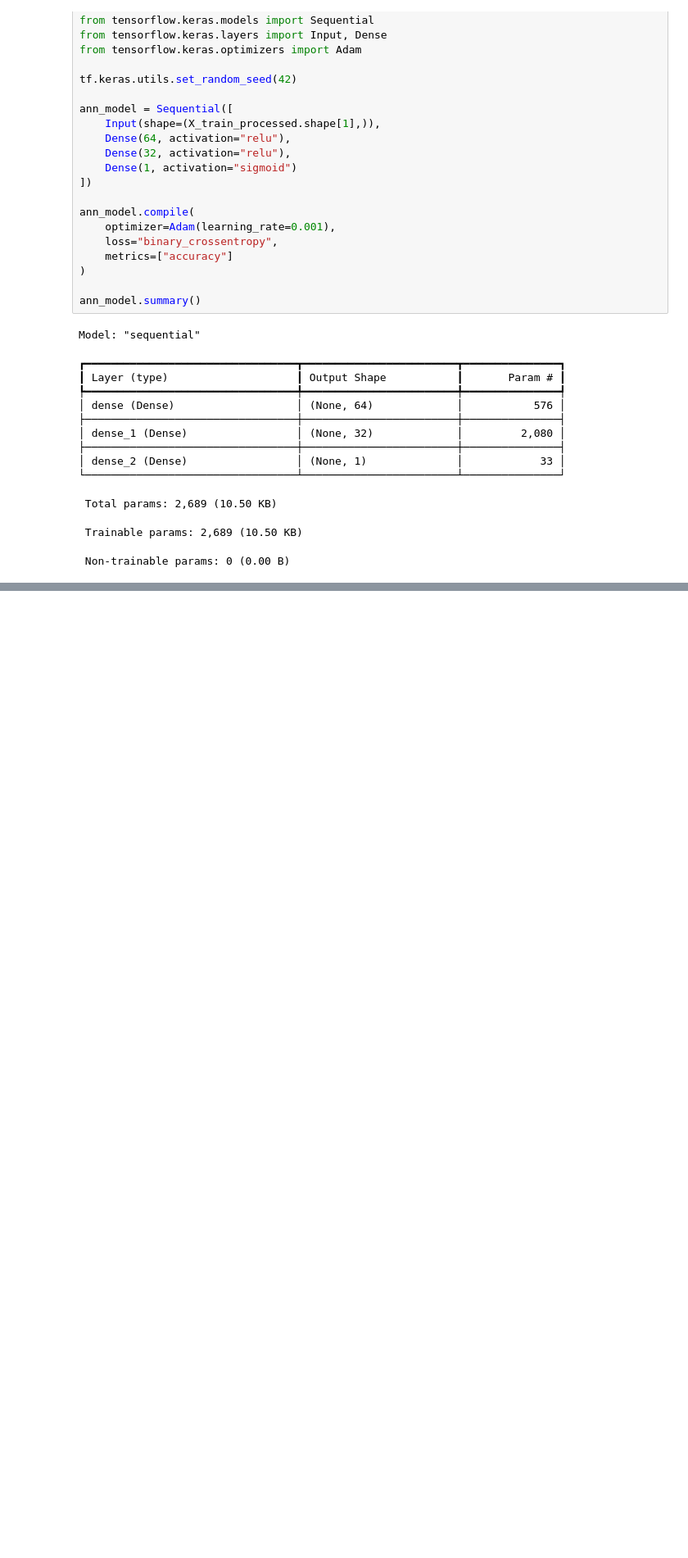
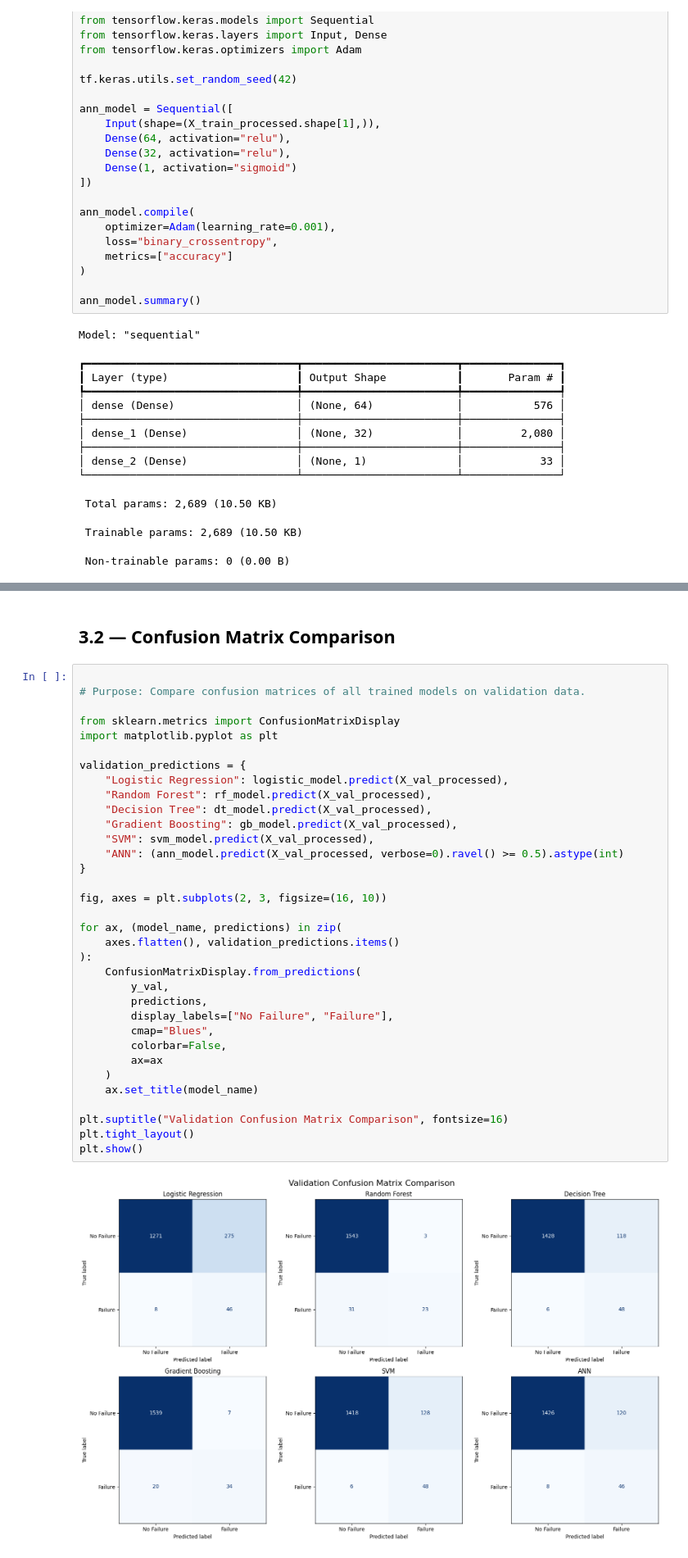
Before and after one commit to rameshworkmail111-stack/Intelligent-Predictive-Maintenance-Machine-Failure-Risk-Management, a Jupyter notebook: VALLE_RAMESH_Intelligent Predictive Maintenance_Machine Failure Risk Management.ipynb, the cells around one changed output, grey strips where cells are left out. Shown at 82% size. Saved outputs shown, nothing was run; the diff lists cells and outputs as text; blank space fills up the shorter version.

```diff
--- a/VALLE_RAMESH_Intelligent Predictive Maintenance_Machine Failure Risk Management.ipynb
+++ b/VALLE_RAMESH_Intelligent Predictive Maintenance_Machine Failure Risk Management.ipynb
@@ -1406,0 +2240,38 @@ Model: "sequential"
+# %% [markdown]
+## 3.2 — Confusion Matrix Comparison
+# %%
+
+# Purpose: Compare confusion matrices of all trained models on validation data.
+
+from sklearn.metrics import ConfusionMatrixDisplay
+import matplotlib.pyplot as plt
+
+validation_predictions = {
+    "Logistic Regression": logistic_model.predict(X_val_processed),
+    "Random Forest": rf_model.predict(X_val_processed),
+    "Decision Tree": dt_model.predict(X_val_processed),
+    "Gradient Boosting": gb_model.predict(X_val_processed),
+    "SVM": svm_model.predict(X_val_processed),
+    "ANN": (ann_model.predict(X_val_processed, verbose=0).ravel() >= 0.5).astype(int)
+}
+
+fig, axes = plt.subplots(2, 3, figsize=(16, 10))
+
+for ax, (model_name, predictions) in zip(
+    axes.flatten(), validation_predictions.items()
+):
+    ConfusionMatrixDisplay.from_predictions(
+        y_val,
+        predictions,
+        display_labels=["No Failure", "Failure"],
+        cmap="Blues",
+        colorbar=False,
+        ax=ax
+    )
+    ax.set_title(model_name)
+
+plt.suptitle("Validation Confusion Matrix Comparison", fontsize=16)
+plt.tight_layout()
+plt.show()
+# %% [output]
+[figure, added]
```
Also changed, not shown: parts of 62 cells of this notebook.
